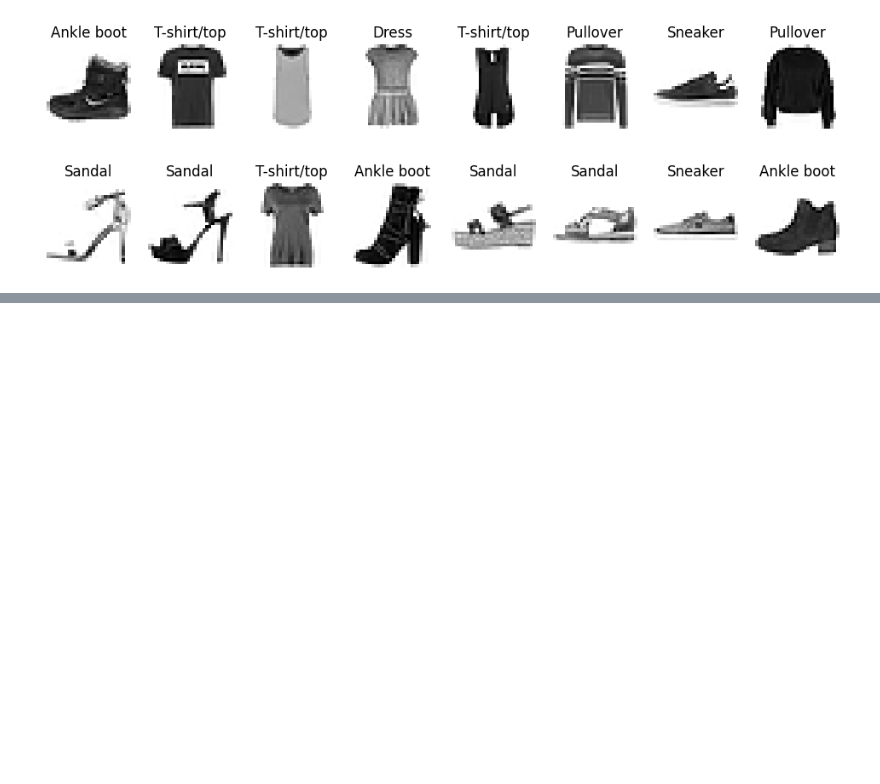
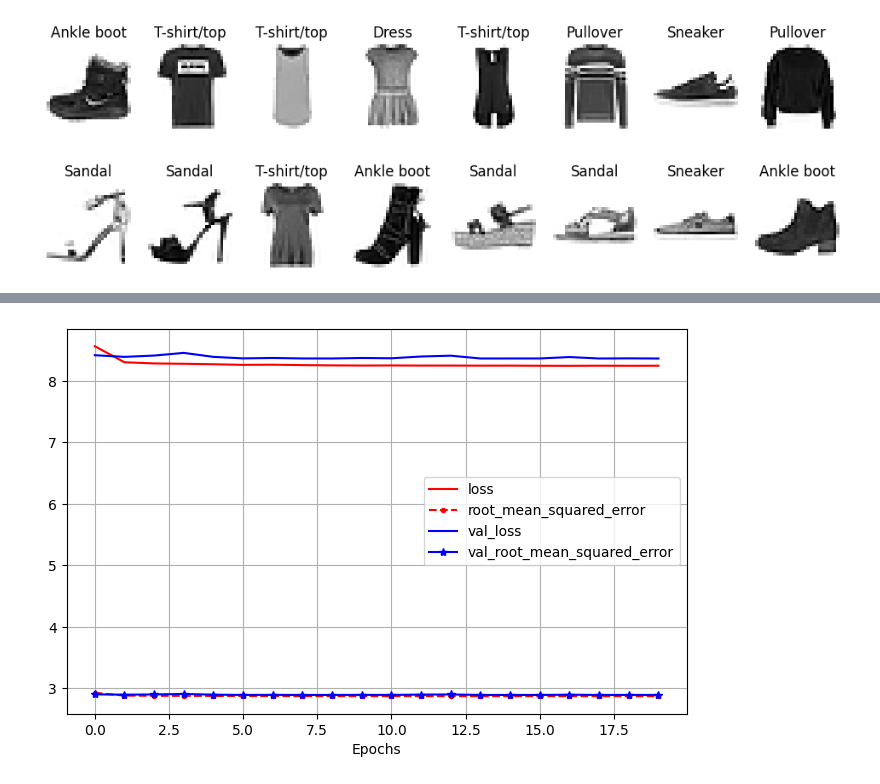
Before and after one commit to JiaZhao-Lin/Kaggle, a Jupyter notebook: HandsOnML/fashion_mnist.ipynb, the cells around one changed output, grey strips where cells are left out. Drawn from its saved outputs; the diff is of its cells as text; code cells hidden in the pictures; blank space fills up the shorter version.

```diff
--- a/HandsOnML/fashion_mnist.ipynb
+++ b/HandsOnML/fashion_mnist.ipynb
@@ -97,0 +165,17 @@ Actual classes:    [9 2 1 1 6 1 4 6 5 7]
+# %%
+
+# regression
+
+norm_layer = tf.keras.layers.Normalization(input_shape=X_train.shape[1:])
+model = tf.keras.Sequential([
+	norm_layer,
+	tf.keras.layers.Dense(50, activation="relu"),
+	tf.keras.layers.Dense(50, activation="relu"),
+	tf.keras.layers.Dense(50, activation="relu"),
+	tf.keras.layers.Dense(1)
+])
+
+optimizer = tf.keras.optimizers.Adam(learning_rate=1e-3)
+model.compile(loss="mse", optimizer=optimizer, metrics= ["RootMeanSquaredError"])
+norm_layer.adapt(X_train)
+history = model.fit(X_train, y_train, epochs=20, validation_data=(X_valid, y_valid))
@@ -97,0 +201,11 @@ Actual classes:    [9 2 1 1 6 1 4 6 5 7]
+# %%
+pd.DataFrame(history.history).plot(figsize=(8,5), grid=True, xlabel="Epochs",
+								  style=['r-', 'r--.', 'b-', 'b-*'])
+plt.show()
+
+model.evaluate(X_test, y_test)
+
+X_new = X_test[:10]
+y_pred = model.predict(X_new)
+# %% [output]
+[figure, added]
```
Also changed, not shown: parts of 7 cells of this notebook, 3 other files.
